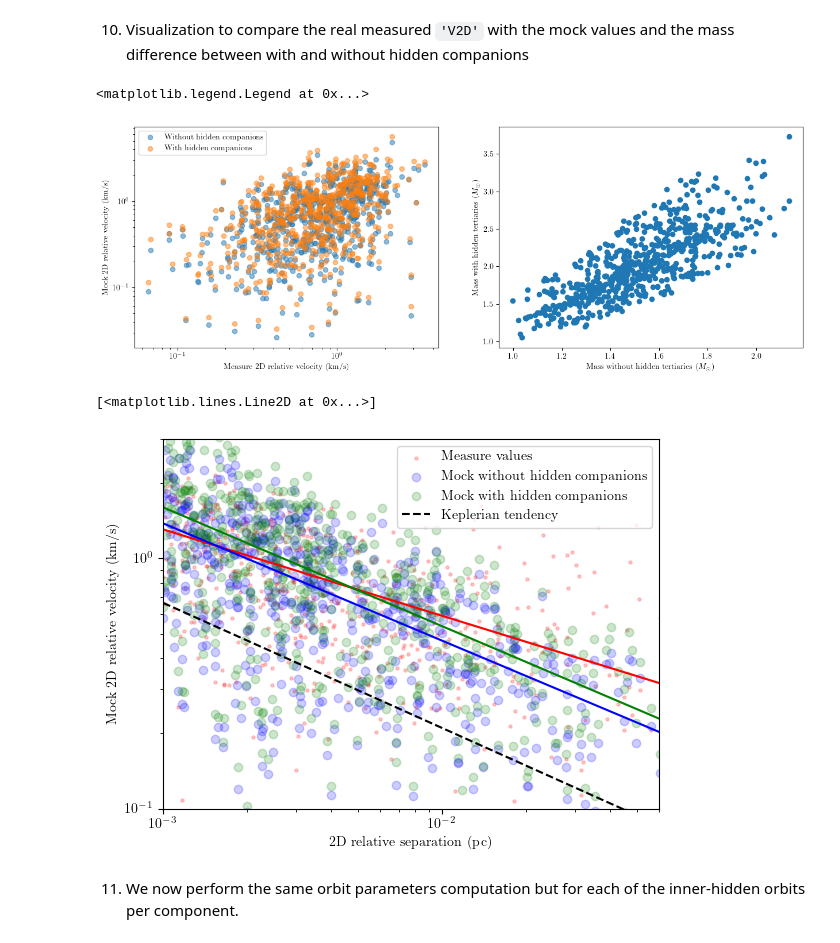
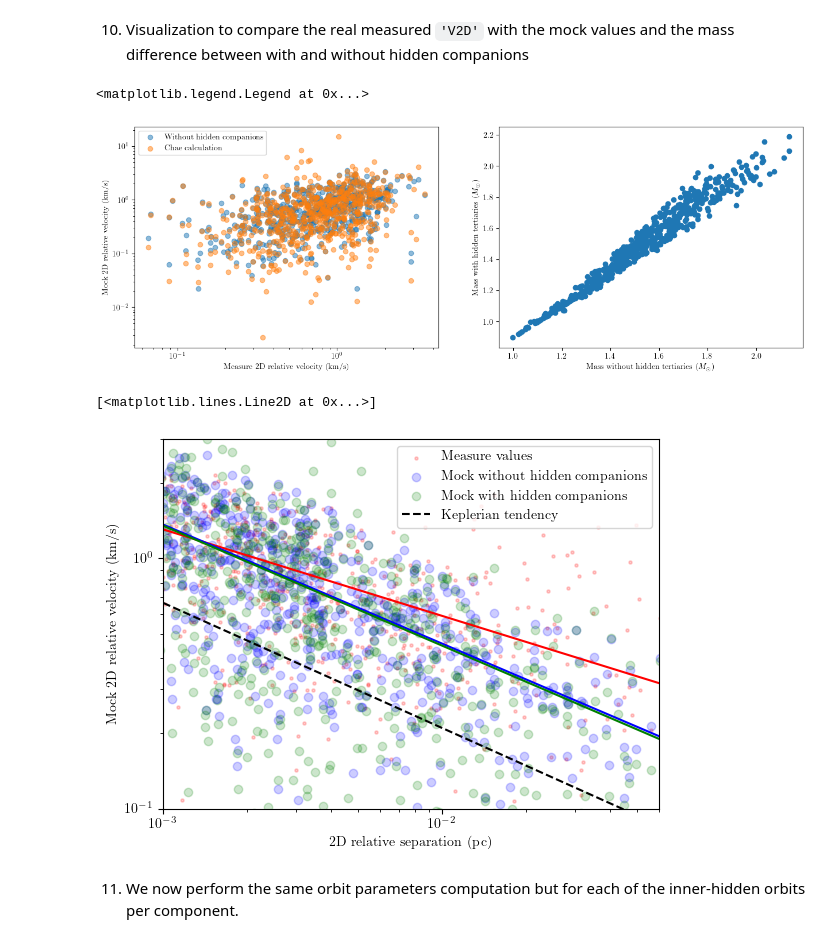
Before and after one commit to aaguayoo/binary-statistics, a Jupyter notebook: notebooks/hidden_tertiaries.ipynb, the cells around one changed output. Cells and saved outputs as stored; diff of their text form; code cells hidden in the pictures.

```diff
--- a/notebooks/hidden_tertiaries.ipynb
+++ b/notebooks/hidden_tertiaries.ipynb
@@ -36,13 +39,13 @@ def power_law(x: float or np.array, C: float, alpha: float) -> np.array:
 def get_companions_mass(Mag1, Mag2, label="without"):
 
     def get_kappa(delta_Mag):
-        dM = delta_Mag.random_sample(0.01,12,1)
+        dM = delta_Mag.random_sample(29,30,1)
         return 1/(1 + 10**(-0.4*dM))[0]
 
     def get_mass(mag):
         return 10**(0.0725*(4.76 - mag))
 
-    gamma = -0.7
+    gamma = -0.6
     delta_Mag = PowerLaw(
         dist_parameters={
             "C": (1 + gamma)/(12**gamma),
@@ -140,7 +143,7 @@ binary_dataframe.head()
 # %% [markdown]
 1. Split the CSV dataset into a $100 \times f$\% binaries with at least one component with a hidden companion.
 # %%
-f = 0.99 # Fraction of binaries that has hidden companion in at least one of the components.
+f = 0.05 # Fraction of binaries that has hidden companion in at least one of the components.
 bd_with_comp, bd_without_comp = train_test_split(binary_dataframe, test_size=1-f, train_size=f)
 # %% [markdown]
 2. From that $100 \times f$\% that have a hidden companion, we split into 30% binaries where both components have hidden tertiares, and 70% where only one does.
@@ -228,15 +231,17 @@ def get_v2D(mass, separation, v_tilde):
 
 new_binary_dataframe["v2D"] = new_binary_dataframe.apply(lambda x: get_v2D(x.M,x.r,x.v_tilde), axis=1)
 new_binary_dataframe["v2D_tertiaries"] = new_binary_dataframe.apply(lambda x: get_v2D(x.M_tertiaries,x.r,x.v_tilde), axis=1)
-new_binary_dataframe["v3D_tertiaries"] = new_binary_dataframe.apply(lambda x: x.v2D_tertiaries/np.sqrt(np.cos(x.phi)**2 + (np.cos(x.i_angle)**2)*(np.sin(x.psi)**2)), axis=1)
+new_binary_dataframe["v3D_tertiaries"] = new_binary_dataframe.apply(lambda x: x.v2D_tertiaries/np.sqrt(np.cos(x.psi)**2 + (np.cos(x.i_angle)**2)*(np.sin(x.psi)**2)), axis=1)
 new_binary_dataframe["v2D_tertiaries_x"] = new_binary_dataframe.apply(lambda x: -x.v3D_tertiaries*np.sin(x.phi), axis=1)
 new_binary_dataframe["v2D_tertiaries_y"] = new_binary_dataframe.apply(lambda x: x.v3D_tertiaries*np.cos(x.phi)*np.cos(x.i_angle), axis=1)
+new_binary_dataframe["v2D_tertiaries_comp"] = new_binary_dataframe.apply(lambda x: np.sqrt(x.v2D_tertiaries_x**2 + x.v2D_tertiaries_y**2), axis=1)
 # %% [markdown]
 10. Visualization to compare the real measured `'V2D'` with the mock values and the mass difference between with and without hidden companions
 # %%
 fig, ax = plt.subplots(1,2, figsize=(15,5))
 ax[0].scatter(new_binary_dataframe["V2D"], new_binary_dataframe["v2D"], label="Without hidden companions", alpha=0.5)
-ax[0].scatter(new_binary_dataframe["V2D"], new_binary_dataframe["v2D_tertiaries"], label="With hidden companions", alpha=0.5)
+#ax[0].scatter(new_binary_dataframe["V2D"], new_binary_dataframe["v2D_tertiaries"], label="With hidden companions", alpha=0.5)
+ax[0].scatter(new_binary_dataframe["V2D"], new_binary_dataframe["v2D_tertiaries_comp"], label="Chae calculation", alpha=0.5)
 ax[1].scatter(new_binary_dataframe["M"], new_binary_dataframe["M_tertiaries"])
 ax[0].set_xlabel("Measure 2D relative velocity (km/s)")
 ax[0].set_ylabel("Mock 2D relative velocity (km/s)")
@@ -247,39 +252,39 @@ ax[0].set_yscale("log")
 ax[0].legend()
 # %% [output]
 <matplotlib.legend.Legend at 0x...>
-[figure, old version]
+[figure, new version]
 # %%
 fig, ax = plt.subplots()
 ax.scatter(new_binary_dataframe["r"], new_binary_dataframe["V2D"], label="Measure values", alpha=0.2, s=5, color="red")
 ax.scatter(new_binary_dataframe["r"], new_binary_dataframe["v2D"], label="Mock without hidden companions", alpha=0.2, color="blue")
-ax.scatter(new_binary_dataframe["r"], new_binary_dataframe["v2D_tertiaries"], label="Mock with hidden companions", alpha=0.2, color="green")
+ax.scatter(new_binary_dataframe["r"], new_binary_dataframe["v2D_tertiaries_comp"], label="Mock with hidden companions", alpha=0.2, color="green")
 ax.set_xlabel("2D relative separation (pc)")
 ax.set_ylabel("Mock 2D relative velocity (km/s)")
 plt.xscale("log")
 plt.yscale("log")
 ax.set_xlim(0.001,0.06)
 ax.set_ylim(0.1,3)
 x = np.linspace(0.001,6e-2,1000)
 ax.plot(x, 0.021*x**(-0.5), label="Keplerian tendency", color="black", linestyle="dashed")
 ax.legend()
 
 params, params_covariance = curve_fit(power_law, new_binary_dataframe["r"], new_binary_dataframe["V2D"])
 C, alpha = params
 x = np.linspace(0.001, 0.06, 1000)
 ax.plot(x, power_law(x, C, alpha), color="red")
 
 params, params_covariance = curve_fit(power_law, new_binary_dataframe["r"], new_binary_dataframe["v2D"])
 C, alpha = params
 x = np.linspace(0.001, 0.06, 1000)
 ax.plot(x, power_law(x, C, alpha), color="blue")
 
 params, params_covariance = curve_fit(power_law, new_binary_dataframe["r"], new_binary_dataframe["v2D_tertiaries"])
 C, alpha = params
 x = np.linspace(0.001, 0.06, 1000)
 ax.plot(x, power_law(x, C, alpha), color="green")
 # %% [output]
 [<matplotlib.lines.Line2D at 0x...>]
-[figure, old version]
+[figure, new version]
 # %% [markdown]
 11. We now perform the same orbit parameters computation but for each of the inner-hidden orbits per component.
 # %%
```
Also changed, not shown: parts of 11 cells of this notebook, 2 other files.
